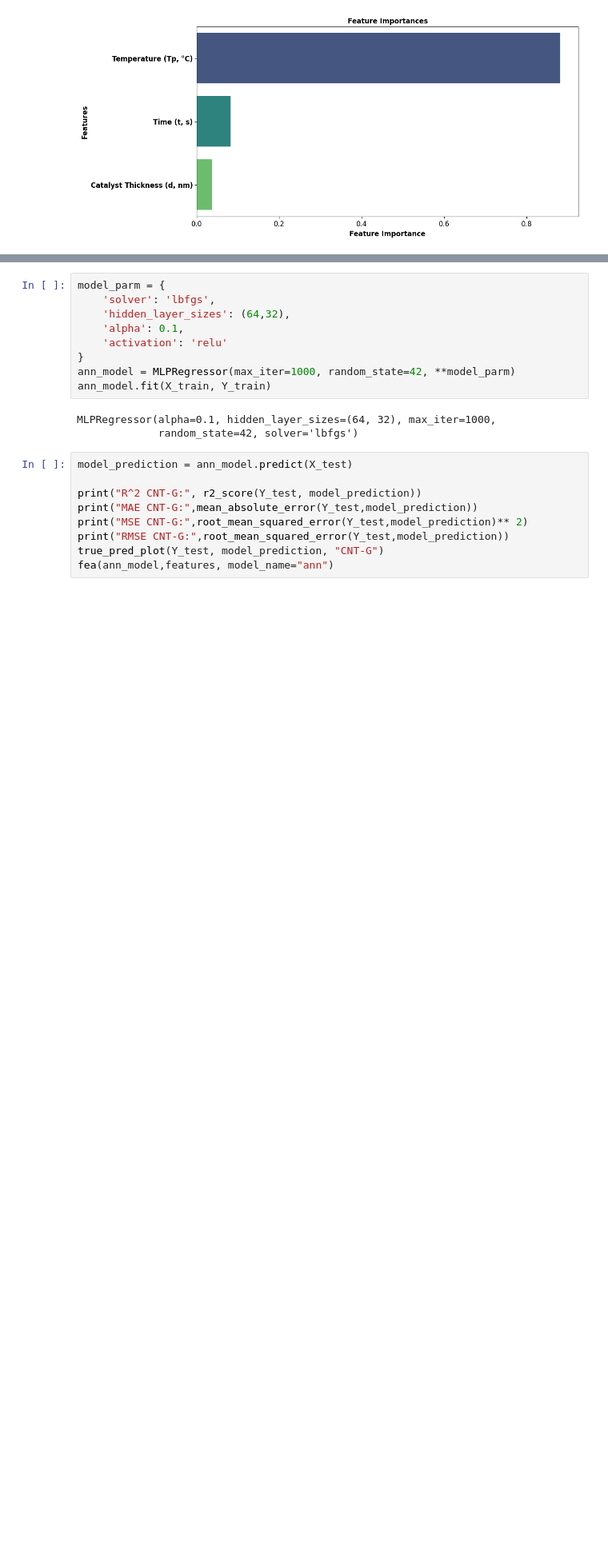
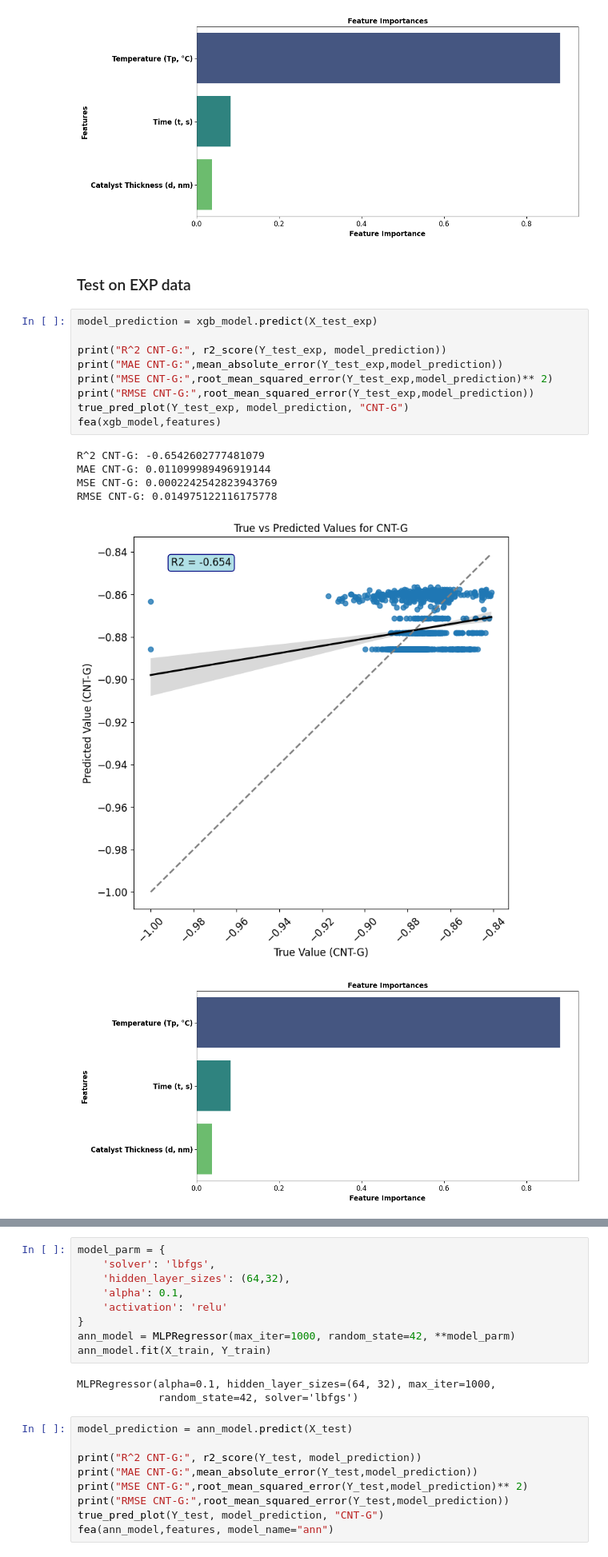
Before and after one commit to vaniseth/ARES-VIDURA, a Jupyter notebook: IL/IL-model.ipynb, the cells around one changed output, grey strips where cells are left out. Shown at 80% size. Drawn from its saved outputs; the diff is of its cells as text; blank space fills up the shorter version.

```diff
--- a/IL/IL-model.ipynb
+++ b/IL/IL-model.ipynb
@@ -756,3 +609,21 @@ MSE CNT-G: 0.0009469992761454045
 RMSE CNT-G: 0.030773353345799098
 [figure]
 [figure]
+# %% [markdown]
+### Test on EXP data
+# %%
+model_prediction = xgb_model.predict(X_test_exp)
+
+print("R^2 CNT-G:", r2_score(Y_test_exp, model_prediction))
+print("MAE CNT-G:",mean_absolute_error(Y_test_exp,model_prediction))
+print("MSE CNT-G:",root_mean_squared_error(Y_test_exp,model_prediction)** 2)
+print("RMSE CNT-G:",root_mean_squared_error(Y_test_exp,model_prediction))
+true_pred_plot(Y_test_exp, model_prediction, "CNT-G")
+fea(xgb_model,features)
+# %% [output]
+R^2 CNT-G: -0.6542602777481079
+MAE CNT-G: 0.011099989496919144
+MSE CNT-G: 0.0002242542823943769
+RMSE CNT-G: 0.014975122116175778
+[figure, added]
+[figure, added]
```
Also changed, not shown: parts of 52 cells of this notebook.
